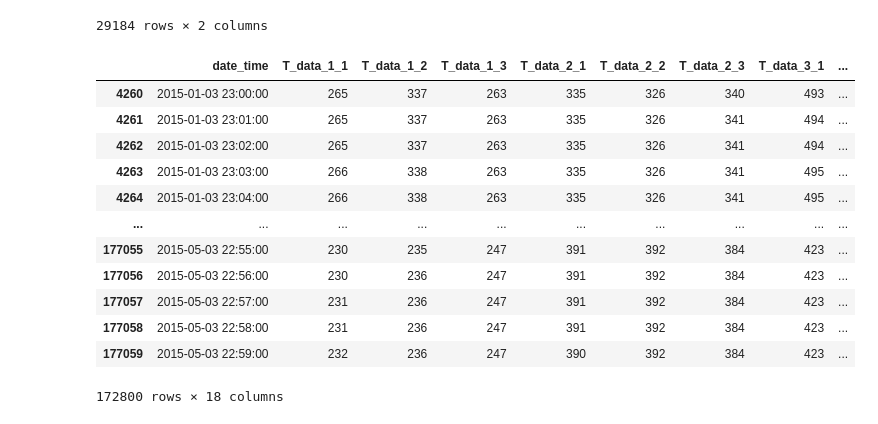
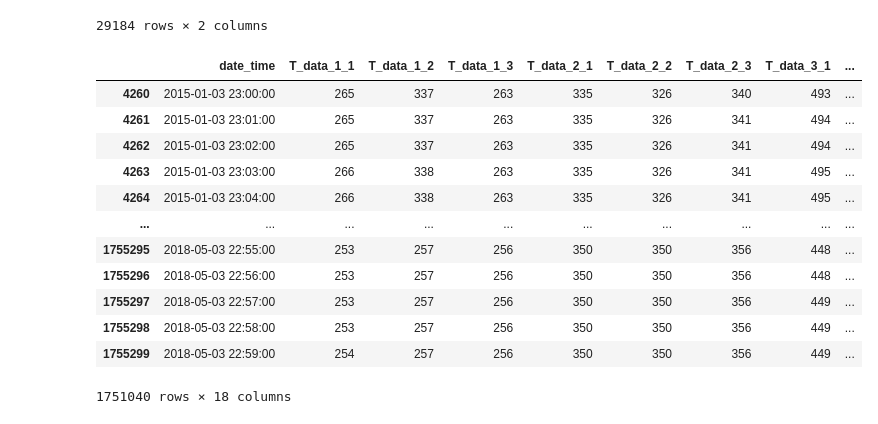
Before and after one commit to changyeon99/5th_K-Digital, a Jupyter notebook: helloworld.ipynb, the cells around one changed output. Cells and saved outputs as stored; diff of their text form; code cells hidden in the pictures.

```diff
--- a/helloworld.ipynb
+++ b/helloworld.ipynb
@@ -42,22 +51,23 @@ data_Y
 | 29183 | 2018-05-03 23:05:00 | 454 |
 29184 rows × 2 columns
 # %%
+# AH는 60분마다 바뀐다. 각 Batch를 구분하는 기준으로 사용할 수 있을 것 같다.
 # 15년 1월 3일 23시 정각에 투입된 원료가 60분 간 로스팅 기기 안에서 가공된 뒤 배출된다고 가정했다.
 # 배출된 가공품의 샘플 결과는 15년 1월 4일 0시 5분에 기록되었다고 가정했다.
 data_X = data_X.drop(data_X.index[:4260], axis = 0)
-data_X = data_X.drop(data_X.index[172800:], axis = 0)
+data_X = data_X.drop(data_X.index[1751040:], axis = 0)
 data_X
 # %% [output]
 |  | date_time | T_data_1_1 | T_data_1_2 | T_data_1_3 | T_data_2_1 | T_data_2_2 | T_data_2_3 | T_data_3_1 | ... |
 | 4260 | 2015-01-03 23:00:00 | 265 | 337 | 263 | 335 | 326 | 340 | 493 | ... |
 | 4261 | 2015-01-03 23:01:00 | 265 | 337 | 263 | 335 | 326 | 341 | 494 | ... |
 | 4262 | 2015-01-03 23:02:00 | 265 | 337 | 263 | 335 | 326 | 341 | 494 | ... |
 | 4263 | 2015-01-03 23:03:00 | 266 | 338 | 263 | 335 | 326 | 341 | 495 | ... |
 | 4264 | 2015-01-03 23:04:00 | 266 | 338 | 263 | 335 | 326 | 341 | 495 | ... |
 | ... | ... | ... | ... | ... | ... | ... | ... | ... | ... |
-| 177055 | 2015-05-03 22:55:00 | 230 | 235 | 247 | 391 | 392 | 384 | 423 | ... |
-| 177056 | 2015-05-03 22:56:00 | 230 | 236 | 247 | 391 | 392 | 384 | 423 | ... |
-| 177057 | 2015-05-03 22:57:00 | 231 | 236 | 247 | 391 | 392 | 384 | 423 | ... |
-| 177058 | 2015-05-03 22:58:00 | 231 | 236 | 247 | 391 | 392 | 384 | 423 | ... |
-| 177059 | 2015-05-03 22:59:00 | 232 | 236 | 247 | 390 | 392 | 384 | 423 | ... |
+| 1755295 | 2018-05-03 22:55:00 | 253 | 257 | 256 | 350 | 350 | 356 | 448 | ... |
+| 1755296 | 2018-05-03 22:56:00 | 253 | 257 | 256 | 350 | 350 | 356 | 448 | ... |
+| 1755297 | 2018-05-03 22:57:00 | 253 | 257 | 256 | 350 | 350 | 356 | 449 | ... |
+| 1755298 | 2018-05-03 22:58:00 | 253 | 257 | 256 | 350 | 350 | 356 | 449 | ... |
+| 1755299 | 2018-05-03 22:59:00 | 254 | 257 | 256 | 350 | 350 | 356 | 449 | ... |
-172800 rows × 18 columns
+1751040 rows × 18 columns
```
Also changed, not shown: parts of 15 cells of this notebook.
